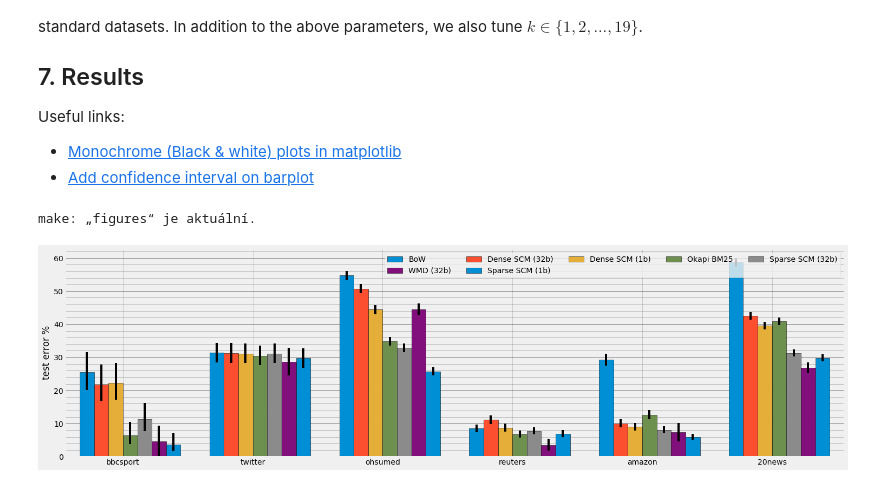
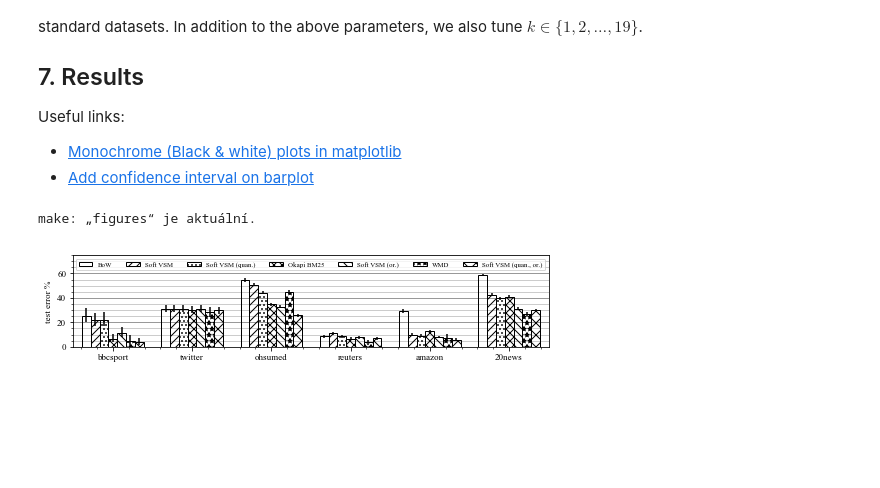
Before and after one commit to MIR-MU/regularized-embeddings, a Jupyter notebook: classification.ipynb, the cells around one changed output. Drawn from its saved outputs; the diff is of its cells as text; code cells hidden in the pictures; blank space fills up the shorter version.

Commit message:
Modify classification figure style to fit the paper

```diff
--- a/classification.ipynb
+++ b/classification.ipynb
@@ -61,16 +61,16 @@ configuration_names = {
     ('vsm', 'tfidf', 'inner_product', 32): 'TF-IDF',
     ('vsm', 'bm25', 'inner_product', 32): 'Okapi BM25',
     ('lsi', 'tfidf', 'inner_product', 32): 'LSI',
-    ('dense_soft_vsm', 'tfidf', 'inner_product', 32): 'Dense SCM (32b)',
-    ('dense_soft_vsm', 'tfidf', 'inner_product', 1): 'Dense SCM (1b)',
+    ('dense_soft_vsm', 'tfidf', 'inner_product', 32): 'Soft VSM',
+    ('dense_soft_vsm', 'tfidf', 'inner_product', 1): 'Soft VSM (quan.)',
     ('dense_soft_vsm', 'bow', 'inner_product', 32): 'NTLM (32b)',
     ('dense_soft_vsm', 'bow', 'inner_product', 1): 'NTLM (1b)',
-    ('dense_soft_vsm', 'binary', 'inner_product', 32): 'Query Expansion (32b)',
+    ('dense_soft_vsm', 'binary', 'inner_product', 32): 'Query Expansion',
     ('dense_soft_vsm', 'binary', 'inner_product', 1): 'Query Expansion (1b)',
-    ('vsm', 'bow', 'wmd', 32): 'WMD (32b)',
-    ('vsm', 'bow', 'wmd', 1): 'WMD (1b)',
-    ('sparse_soft_vsm', 'tfidf', 'inner_product', 32): 'Sparse SCM (32b)',
-    ('sparse_soft_vsm', 'tfidf', 'inner_product', 1): 'Sparse SCM (1b)',
+    ('vsm', 'bow', 'wmd', 32): 'WMD',
+    ('vsm', 'bow', 'wmd', 1): 'WMD (quant.)',
+    ('sparse_soft_vsm', 'tfidf', 'inner_product', 32): r'Soft VSM (or.)',
+    ('sparse_soft_vsm', 'tfidf', 'inner_product', 1): r'Soft VSM (quan., or.)',
 }
 # %% [markdown]
 There are several parameters that are tuned by grid search.
@@ -293,45 +293,46 @@ bar_ys, bar_yerrs_lower, bar_yerrs_upper = list(zip(*map(lambda x: zip(*x), (
 ))))
 bar_xs = [
     np.arange(num_datasets) + bar_width * (bar_number - 0.5 * (num_bars - 1))
     for bar_number in range(num_bars)
 ]
 hatches = (' ', '///', '...', 'xxx', '\\\\\\', '**', 'xx', '.', '*', 'o', 'O')
 
-# rcParams['font.size'] = 9
-# rcParams['font.family'] = 'serif'
-# rcParams['font.serif'] = ['Times New Roman', 'TeX Gyre Termes']
-plt.style.use('fivethirtyeight')
+rcParams['font.size'] = 9
+rcParams['font.family'] = 'serif'
+rcParams['font.serif'] = ['Times New Roman', 'TeX Gyre Termes']
+# plt.style.use('fivethirtyeight')
 
-# fig = plt.figure(figsize=(7, 4))
-fig = plt.figure(figsize=(21, 6))
+fig = plt.figure(figsize=(7.6, 1.8))
+# fig = plt.figure(figsize=(21, 6))
 ax = fig.add_subplot(111)
 for x, y, yerr_lower, yerr_upper, label, hatch in zip(
             bar_xs,
             bar_ys,
             bar_yerrs_lower,
             bar_yerrs_upper,
             map(lambda x: configuration_names[x], configurations),
             cycle(hatches),
         ):
     yerr = (yerr_lower, yerr_upper)
-    # plt.bar(x, y, width=bar_width, edgecolor='black', color='w', yerr=yerr, hatch=hatch, capsize=0, label=label)
-    plt.bar(x, y, width=bar_width, edgecolor='black', yerr=yerr, capsize=0, label=label)
+    plt.bar(x, y, width=bar_width, edgecolor='black', color='w', yerr=yerr, hatch=hatch, capsize=0, label=label)
+    # plt.bar(x, y, width=bar_width, edgecolor='black', yerr=yerr, capsize=0, label=label)
 
 handles, labels = ax.get_legend_handles_labels()
-ncol = 5
-plt.legend(flip(handles, ncol), flip(labels, ncol), loc='best', ncol=ncol)
+ncol = num_bars
+plt.legend(flip(handles, ncol), flip(labels, ncol), loc='best', ncol=ncol, prop={'size': 6.84})
 
-plt.xticks(bar_xs[num_bars // 2] - 0.5 * bar_width, dataset_names)
+plt.xticks(bar_xs[num_bars // 2], dataset_names)
 plt.minorticks_on()
 plt.ylabel('test error %')
 plt.xlim((-0.5 * (num_bars + 2) * bar_width, num_datasets - 1 + 0.5 * (num_bars + 2) * bar_width))
+plt.ylim(0, 75)
 plt.grid(axis='y', which='major', color='k', alpha=0.5)
 plt.grid(axis='y', which='minor', color='k', alpha=0.25)
 plt.tight_layout()
 plt.savefig('figures/classification-test_error.pdf')
 plt.show()
 # %% [output]
-[figure, old version]
+[figure, new version]
 # %%
 bar_ys = list(map(lambda x: sum(x) / len(x), bar_ys))
 bar_yerrs_lower = list(map(lambda x: sum(x) / len(x), bar_yerrs_lower))
```
Also changed, not shown: parts of 8 cells of this notebook, 3 other files.
